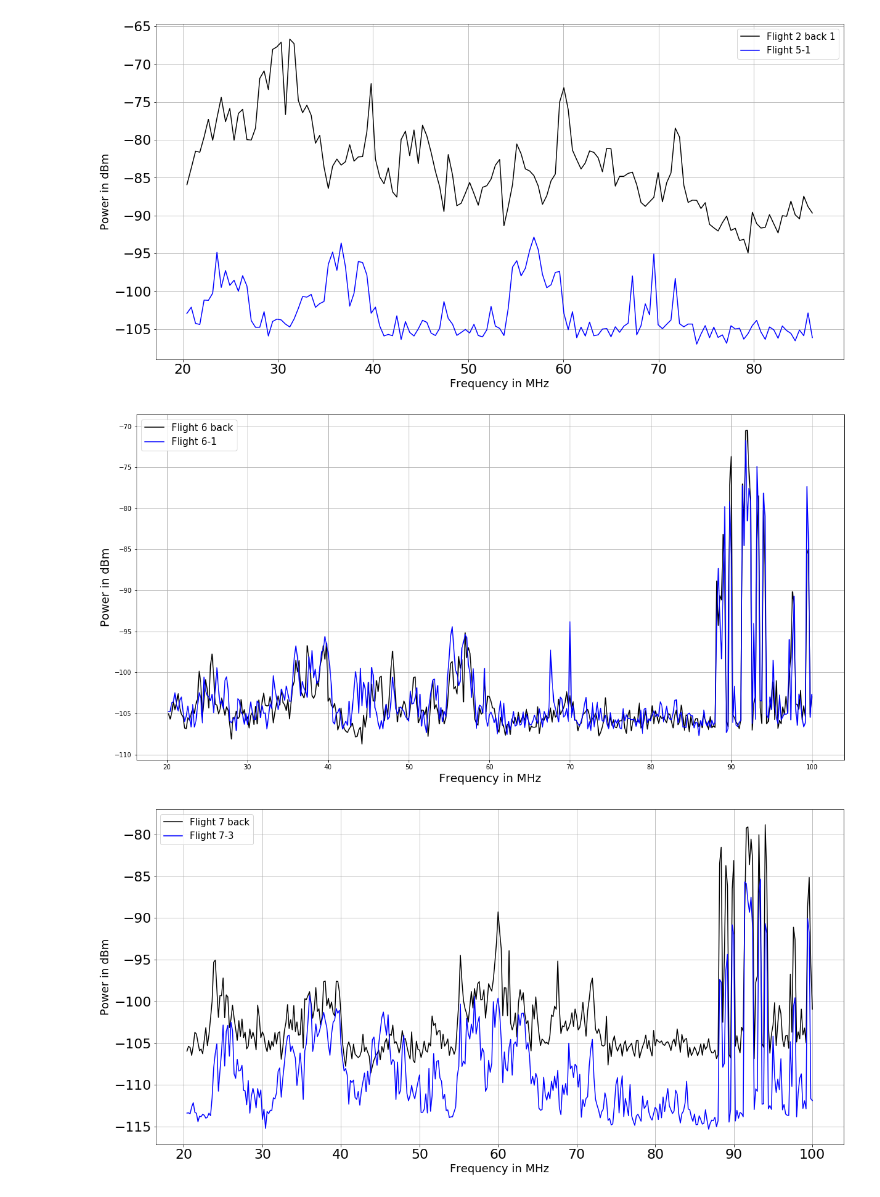
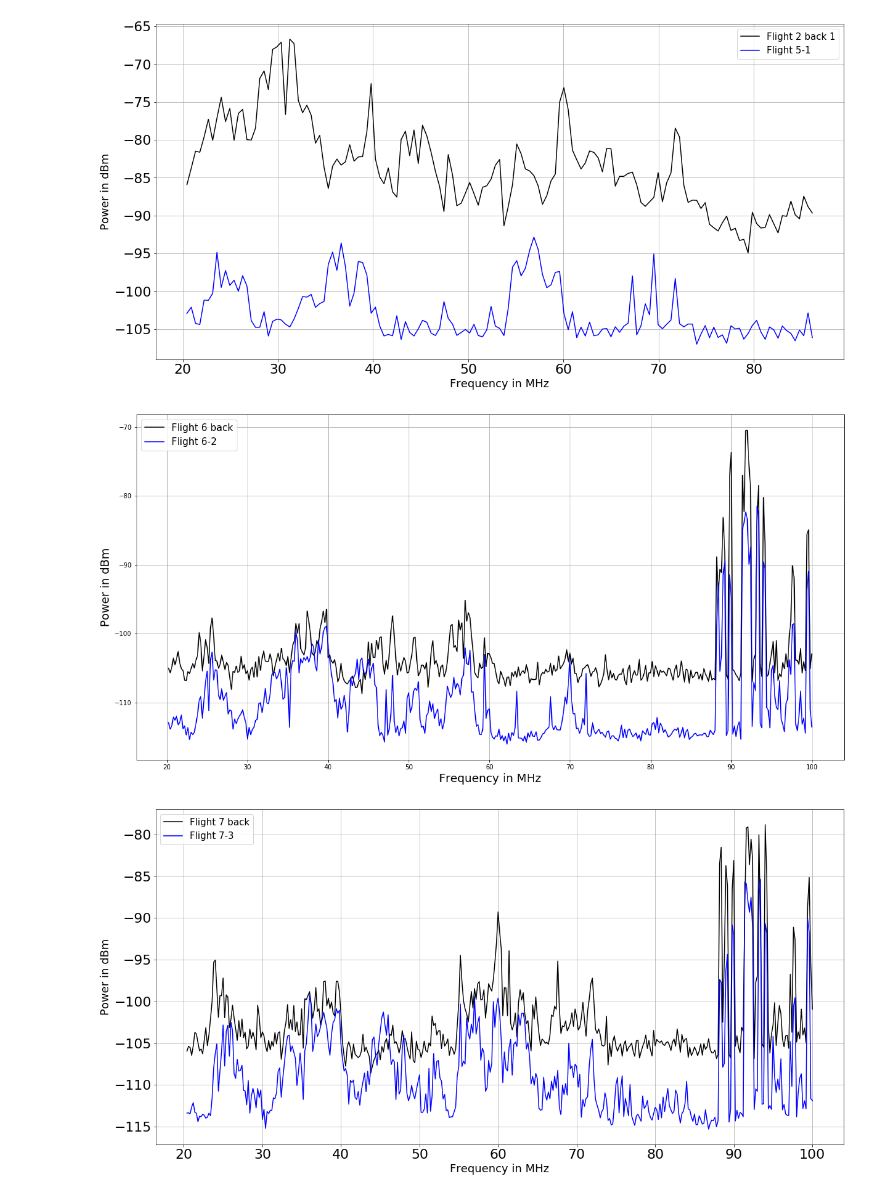
Before and after one commit to dannyjacobs/ECHO, a Jupyter notebook: analysis/ECHO043_Determination of Drone Noise Interference.ipynb, the cells around one changed output. Cells and saved outputs as stored; diff of their text form; code cells hidden in the pictures.

```diff
--- a/analysis/ECHO043_Determination of Drone Noise Interference.ipynb
+++ b/analysis/ECHO043_Determination of Drone Noise Interference.ipynb
@@ -42,28 +45,28 @@ grid()
 # %%
 #background
 back2 = np.array(pd.read_csv(r'C:\Users\shani\Documents\Work\LoCo Labs\ECHO\Sevilleta\Day 3 10-25\F6_B.csv', skiprows = 27))
 
-#flight5 data
-data4= np.array(pd.read_csv(r'C:\Users\shani\Documents\Work\LoCo Labs\ECHO\Sevilleta\Day 3 10-25\F6_1.csv', skiprows = 27))
+#flight 6-2 data
+data4= np.array(pd.read_csv(r'C:\Users\shani\Documents\Work\LoCo Labs\ECHO\Sevilleta\Day 3 10-25\F6_2.csv', skiprows = 27))
 
 freq2 = back2[:-1,0]
 powb2 = back2[:-1,1]
 powd4 = data4[:-1,1]
 f2 = freq2.astype(float)
 pb2 = powb2.astype(float)
 pd4 = powd4.astype(float)
 fig = figure(figsize=(20,10))
 ax = axes()
 ax.xaxis.set_major_locator(MultipleLocator(10))
 plot((f2)/10**6, pb2, 'k', label= 'Flight 6 back')
-plot((f2)/10**6, pd4, 'b', label= 'Flight 6-1')
+plot((f2)/10**6, pd4, 'b', label= 'Flight 6-2')
 xlabel('Frequency in MHz', fontsize=18)
 ylabel('Power in dBm', fontsize=18)
 legend(fontsize=15)
 grid()
 #savefig('Day 3, Flight 6-1')
 # %% [output]
-[figure, old version]
+[figure, new version]
 # %%
 #background
 back3 = np.array(pd.read_csv(r'C:\Users\shani\Documents\Work\LoCo Labs\ECHO\Sevilleta\Day 3 10-25\F7_B.csv', skiprows = 33))
```
Also changed, not shown: parts of 17 cells of this notebook.
